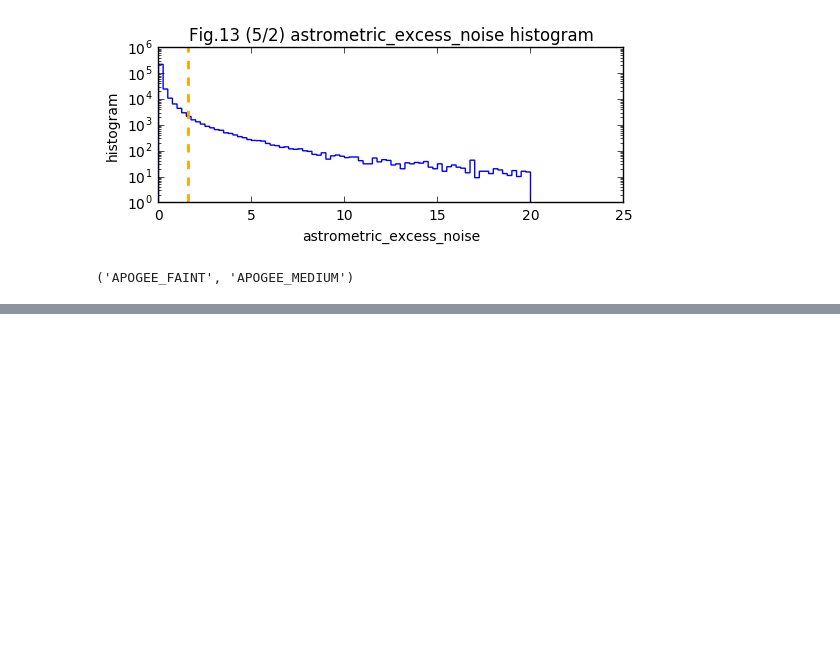
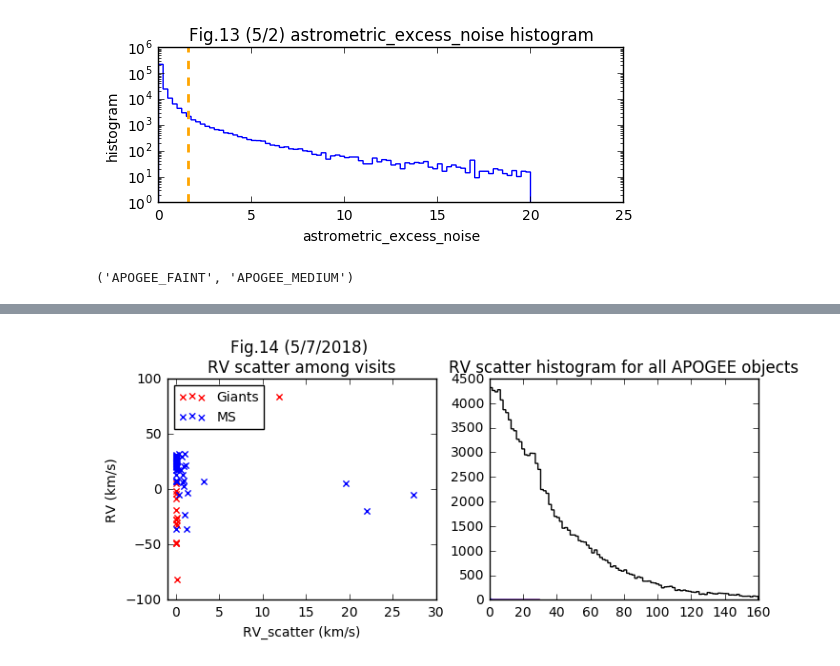
Before and after one commit to liuxx479/MW-BHs, a Jupyter notebook: plot-gaia-match.ipynb, the cells around one changed output, grey strips where cells are left out. Cells and saved outputs as stored; diff of their text form; code cells hidden in the pictures; blank space fills up the shorter version.

```diff
--- a/plot-gaia-match.ipynb
+++ b/plot-gaia-match.ipynb
@@ -600,0 +626,27 @@ APOGEE2_TARGET1 APOGEE2_ONEBIN_GT_0_3
+# %%
+vscatter_giant = hdulist[1].data['VSCATTER'][idx_apo][idx_selected_giants]
+vscatter_MS = hdulist[1].data['VSCATTER'][idx_apo][idx_selected]
+obsvscatter_giant = hdulist[1].data['OBSVSCATTER'][idx_apo][idx_selected_giants]
+obsvscatter_MS = hdulist[1].data['OBSVSCATTER'][idx_apo][idx_selected]
+
+RV_giant = hdulist[1].data['VHELIO_AVG'][idx_apo][idx_selected_giants]
+RV_MS = hdulist[1].data['VHELIO_AVG'][idx_apo][idx_selected]
+RVerr_giant = hdulist[1].data['VERR'][idx_apo][idx_selected_giants]
+RVerr_MS = hdulist[1].data['VERR'][idx_apo][idx_selected]
+# %%
+f,(ax,ax2)=subplots(1,2,figsize=(8,3))
+ax.scatter(vscatter_giant, RV_giant,c='r',marker='x',edgecolors='face',label='Giants')
+ax.scatter(vscatter_MS, RV_MS,c='b',marker='x',edgecolors='face',label='MS')
+ax.set_xlim(-1,30)
+ax.set_xlabel('RV_scatter (km/s)')
+ax.set_ylabel('RV (km/s)')
+ax.set_title('Fig.14 (5/7/2018) \nRV scatter among visits')
+ax.legend(fontsize=10,frameon=1,loc=2)
+
+ax2.hist(vscatter_giant, range=(0,30), bins=100,color='r',histtype='step')
+ax2.hist(vscatter_MS, range=(0,30), bins=100, color='b',histtype='step')
+ax2.hist(hdulist[1].data['VHELIO_AVG'], range=(0,160), bins=100, color='k',histtype='step')#normed=True,log=True,
+ax2.set_title('RV scatter histogram for all APOGEE objects')
+show()
+# %% [output]
+[figure, added]
```
Also changed, not shown: parts of 9 cells of this notebook.
